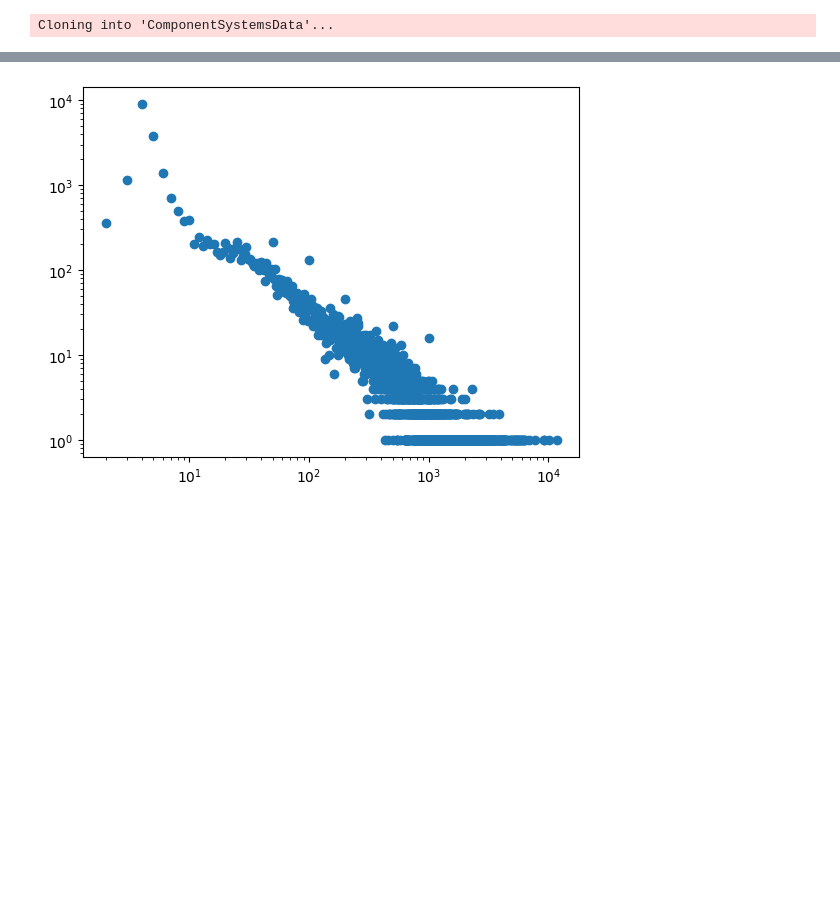
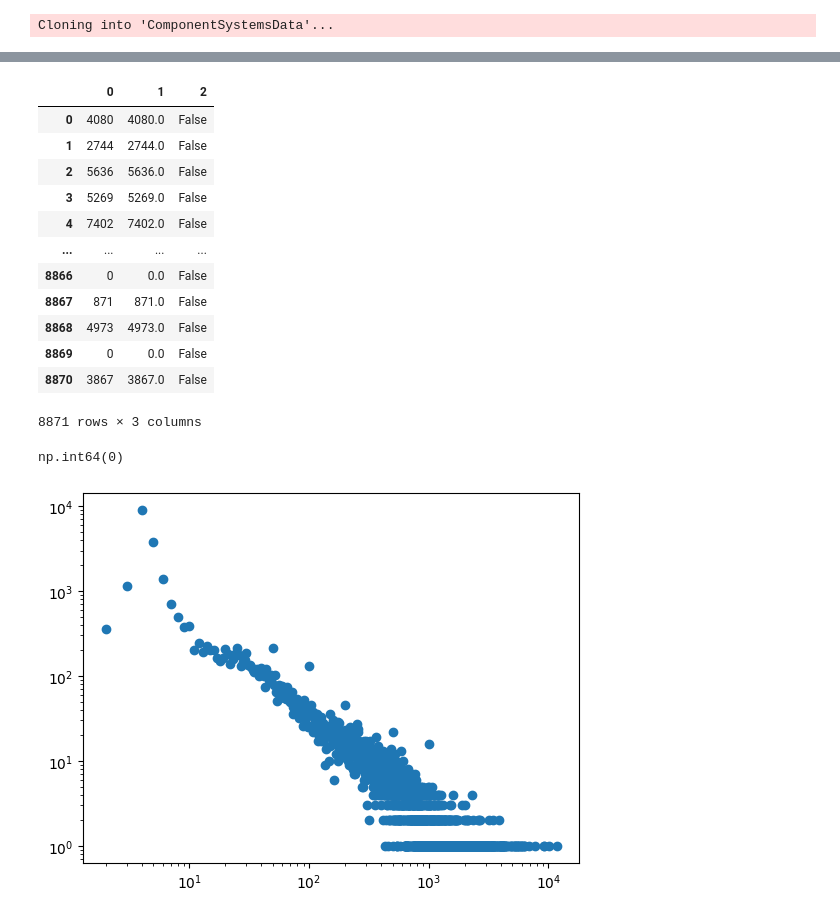
Before and after one commit to amazzoli/ComponentSystemsData, a Jupyter notebook: tutorials/1_Load_system.ipynb, the cells around one changed output, grey strips where cells are left out. Saved outputs shown, nothing was run; the diff lists cells and outputs as text; code cells hidden in the pictures; blank space fills up the shorter version.

Commit message:
Update load system

```diff
--- a/tutorials/1_Load_system.ipynb
+++ b/tutorials/1_Load_system.ipynb
@@ -70,5 +111,5 @@ def load_system(label):
 
   return ComponentSystem(objects, components, count_sparse)
 # %%
-cs = load_system('legos')
+cs = load_system('proteomes_bacteria')
 # %%
@@ -96,3 +142,26 @@ cs.objects
+# %%
+sizes_ser = pd.DataFrame(sizes)
+sizes_ser[1] = sizes_ser.index.map(cs.objects['size']).fillna(0)
+sizes_ser[2] = sizes_ser[0] != sizes_ser[1]
+sizes_ser
+# %% [output]
+|  | 0 | 1 | 2 |
+| 0 | 4080 | 4080.0 | False |
+| 1 | 2744 | 2744.0 | False |
+| 2 | 5636 | 5636.0 | False |
+| 3 | 5269 | 5269.0 | False |
+| 4 | 7402 | 7402.0 | False |
+| ... | ... | ... | ... |
+| 8866 | 0 | 0.0 | False |
+| 8867 | 871 | 871.0 | False |
+| 8868 | 4973 | 4973.0 | False |
+| 8869 | 0 | 0.0 | False |
+| 8870 | 3867 | 3867.0 | False |
+8871 rows × 3 columns
+# %%
+sizes_ser[2].sum()
+# %% [output]
+np.int64(0)
 # %%
 sizes = np.array(cs.mat.sum(axis=0))[0]
 
```
Also changed, not shown: parts of 7 cells of this notebook.
